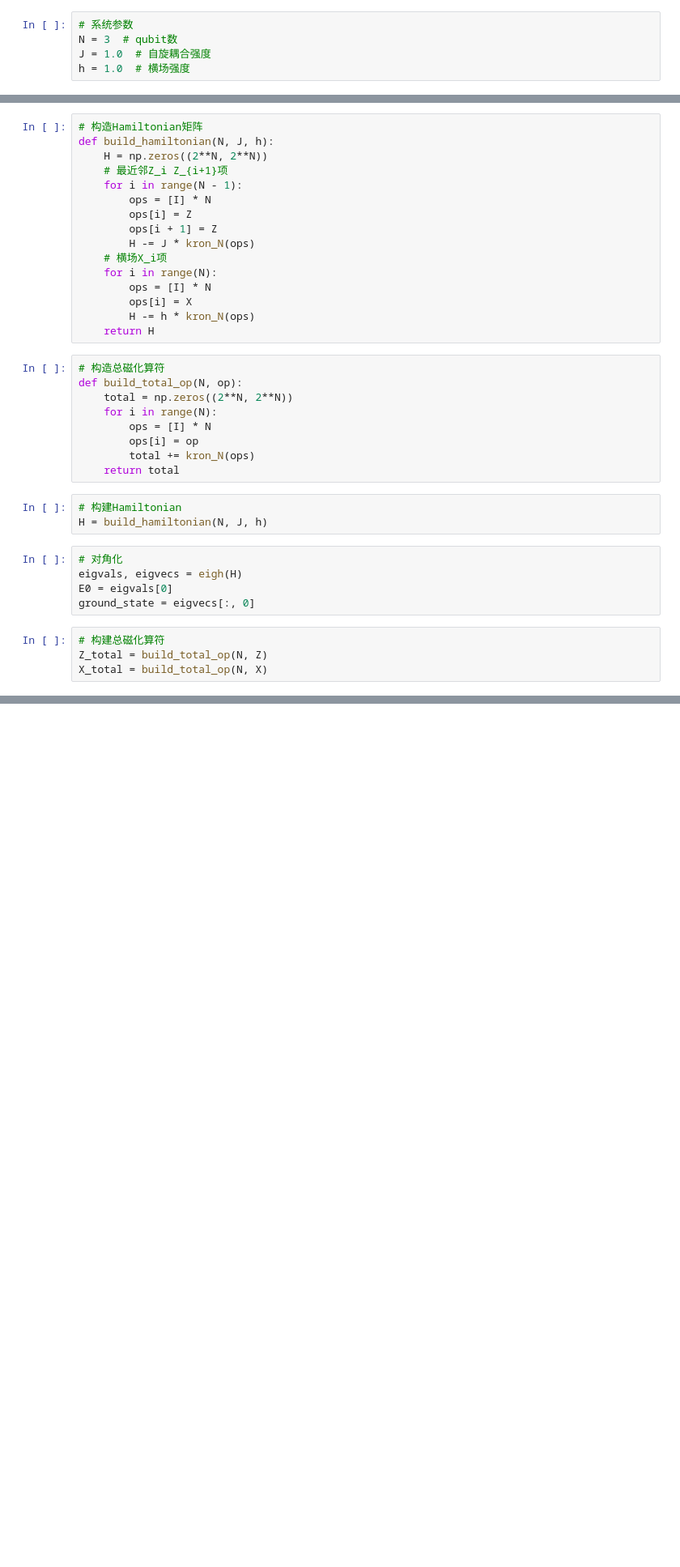
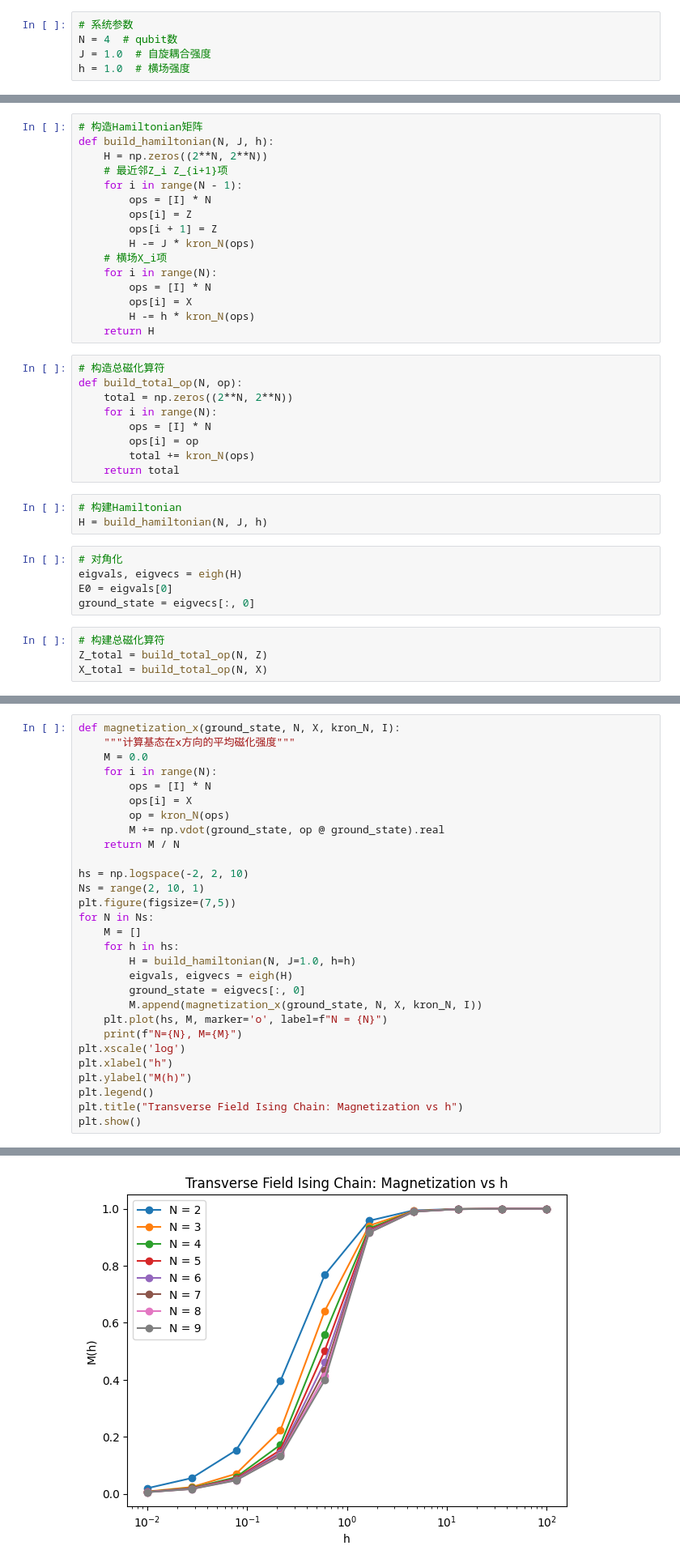
Before and after one commit to jindahe/quantum-many-body-by-QML, a Jupyter notebook: Test_Matrix.ipynb, the cells around one changed output, grey strips where cells are left out. Shown at 81% size. Drawn from its saved outputs; the diff is of its cells as text; blank space fills up the shorter version.

```diff
--- a/Test_Matrix.ipynb
+++ b/Test_Matrix.ipynb
@@ -5,6 +6,6 @@ from functools import reduce
 # %%
 # 系统参数
-N = 3  # qubit数
+N = 4  # qubit数
 J = 1.0  # 自旋耦合强度
 h = 1.0  # 横场强度
 # %%
@@ -70,0 +72,30 @@ Ground state energy E0: -3.493959
+# %%
+def magnetization_x(ground_state, N, X, kron_N, I):
+    """计算基态在x方向的平均磁化强度"""
+    M = 0.0
+    for i in range(N):
+        ops = [I] * N
+        ops[i] = X
+        op = kron_N(ops)
+        M += np.vdot(ground_state, op @ ground_state).real
+    return M / N
+
+hs = np.logspace(-2, 2, 10)
+Ns = range(2, 10, 1)
+plt.figure(figsize=(7,5))
+for N in Ns:
+    M = []
+    for h in hs:
+        H = build_hamiltonian(N, J=1.0, h=h)
+        eigvals, eigvecs = eigh(H)
+        ground_state = eigvecs[:, 0]
+        M.append(magnetization_x(ground_state, N, X, kron_N, I))
+    plt.plot(hs, M, marker='o', label=f"N = {N}")
+    print(f"N={N}, M={M}")
+plt.xscale('log')
+plt.xlabel("h")
+plt.ylabel("M(h)")
+plt.legend()
+plt.title("Transverse Field Ising Chain: Magnetization vs h")
+plt.show()
+# %% [output]
@@ -70,0 +112 @@ Ground state energy E0: -3.493959
+[figure, added]
```
Also changed, not shown: parts of 3 cells of this notebook, 2 other files.
